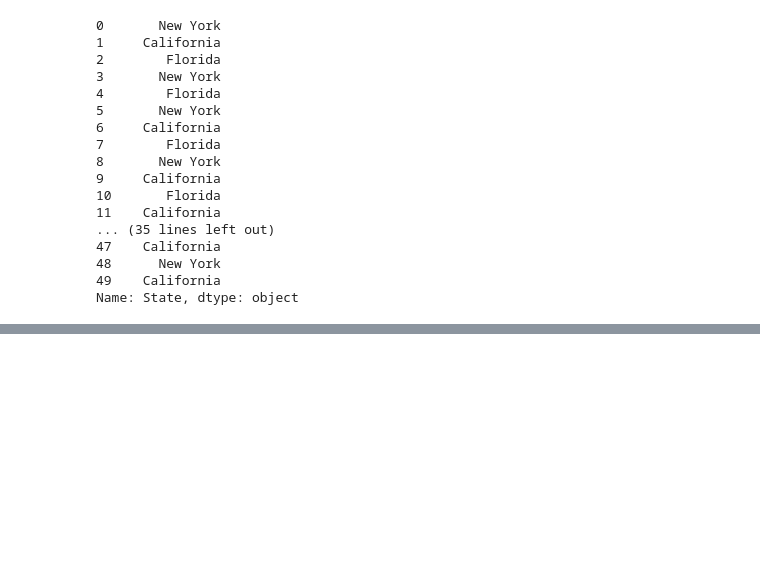
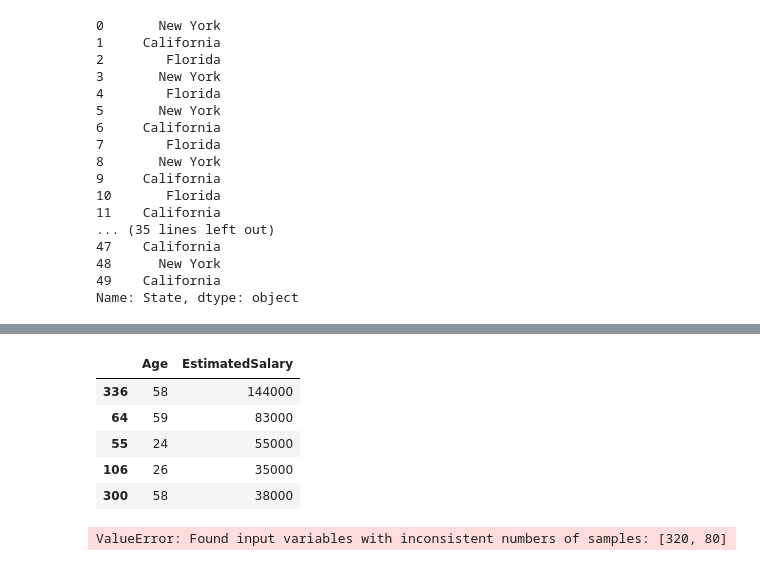
Before and after one commit to ishman7277/Working-with-Machine-Learning, a Jupyter notebook: ML2.ipynb, the cells around one changed output, grey strips where cells are left out. Cells and saved outputs as stored; diff of their text form; code cells hidden in the pictures; blank space fills up the shorter version.

```diff
--- a/ML2.ipynb
+++ b/ML2.ipynb
@@ -249,0 +343,3 @@ Name: State, dtype: object
+# %%
+df=pd.read_csv('Social_Network_Ads.csv')
+print(df.dtypes)
@@ -249,0 +360,6 @@ Name: State, dtype: object
+# %%
+# function to reduce thr functio data
+# split the data.
+x=df.drop(columns=['Age','EstimatedSalary'])
+y=df.drop(columns=['Purchased'])
+x_train,x_test,y_train,y_test=train_test_split(x,y,test_size=0.2,random_state=0)
@@ -249,0 +384,15 @@ Name: State, dtype: object
+# %%
+y_train.head()
+# %% [output]
+|  | Age | EstimatedSalary |
+| 336 | 58 | 144000 |
+| 64 | 59 | 83000 |
+| 55 | 24 | 55000 |
+| 106 | 26 | 35000 |
+| 300 | 58 | 38000 |
+# %%
+# find accuracy,precision,recall,f1_score
+from sklearn.metrics import accuracy_score,precision_score,recall_score,f1_score
+accuracy_score(y_train,y_test)
+# %% [output]
+ValueError: Found input variables with inconsistent numbers of samples: [320, 80]
```
Also changed, not shown: parts of 10 cells of this notebook, 4 other files.
